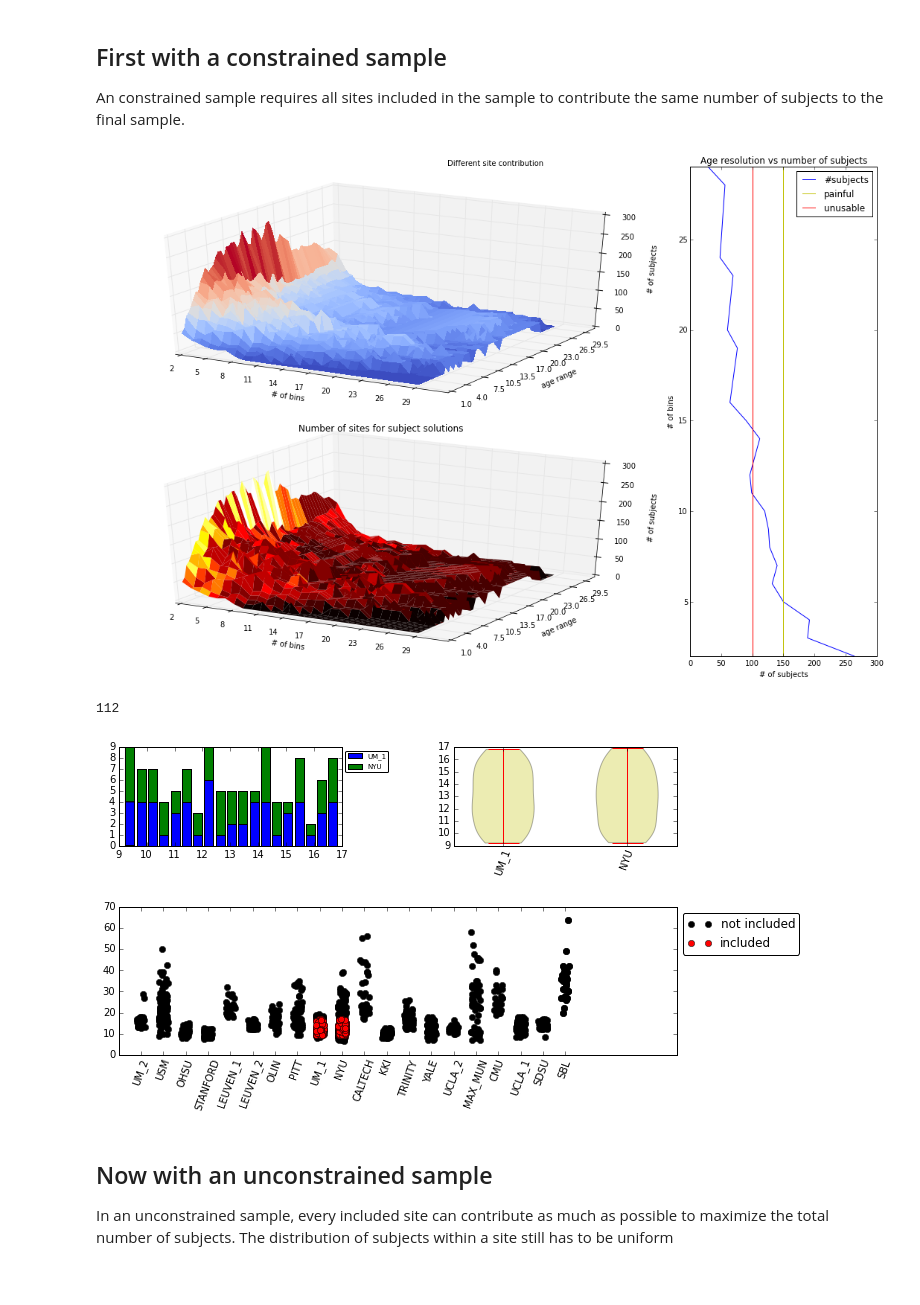
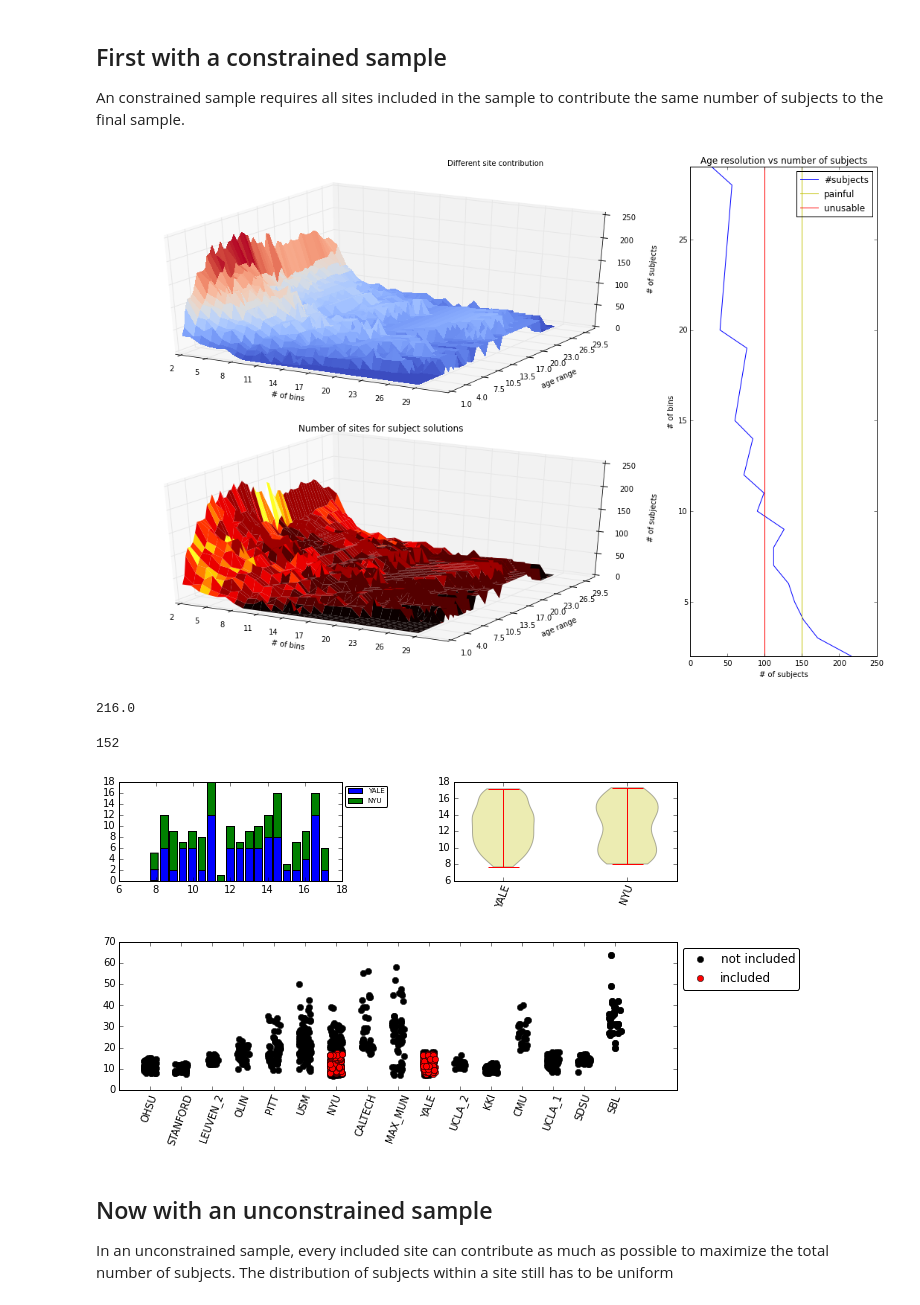
Before and after one commit to SIMEXP/Projects, a Jupyter notebook: Subtypes/uniform_sampling2.ipynb, the cells around one changed output. Drawn from its saved outputs; the diff is of its cells as text; code cells hidden in the pictures.

```diff
--- a/Subtypes/uniform_sampling2.ipynb
+++ b/Subtypes/uniform_sampling2.ipynb
@@ -372,7 +373,7 @@ def full_sample_summary(pheno, results, res_list, box_number, seed=1, figsz=(10,
 # Run a grid search over a set of parameters to find the optimal sample solution
 # %%
 # Set up the parameters
-pheno_path = '/data1/abide/Pheno/pheno.csv'
+pheno_path = '/data1/abide/Pheno/merged_pheno.csv'
 pheno = pd.read_csv(pheno_path)
 
 age_full = pheno['AGE_AT_SCAN'].values
@@ -399,12 +400,16 @@ for w_id, win_range in enumerate(windows):
 # %%
 show_grid_results(boxes, windows, res_con, sit_con)
 # %% [output]
-[figure, old version]
+[figure, new version]
+# %%
+np.max(res_con)
+# %% [output]
+216.0
 # %%
-len(full_sample_summary(pheno, res_con, resl_con, 14))
+len(full_sample_summary(pheno, res_con, resl_con, 4))
 # %% [output]
-112
+152
-[figure, old version]
+[figure, new version]
 # %% [markdown]
 ## Now with an unconstrained sample
 In an unconstrained sample, every included site can contribute as much as possible to maximize the total number of subjects. The distribution of subjects within a site still has to be uniform
```
Also changed, not shown: parts of 5 cells of this notebook.
